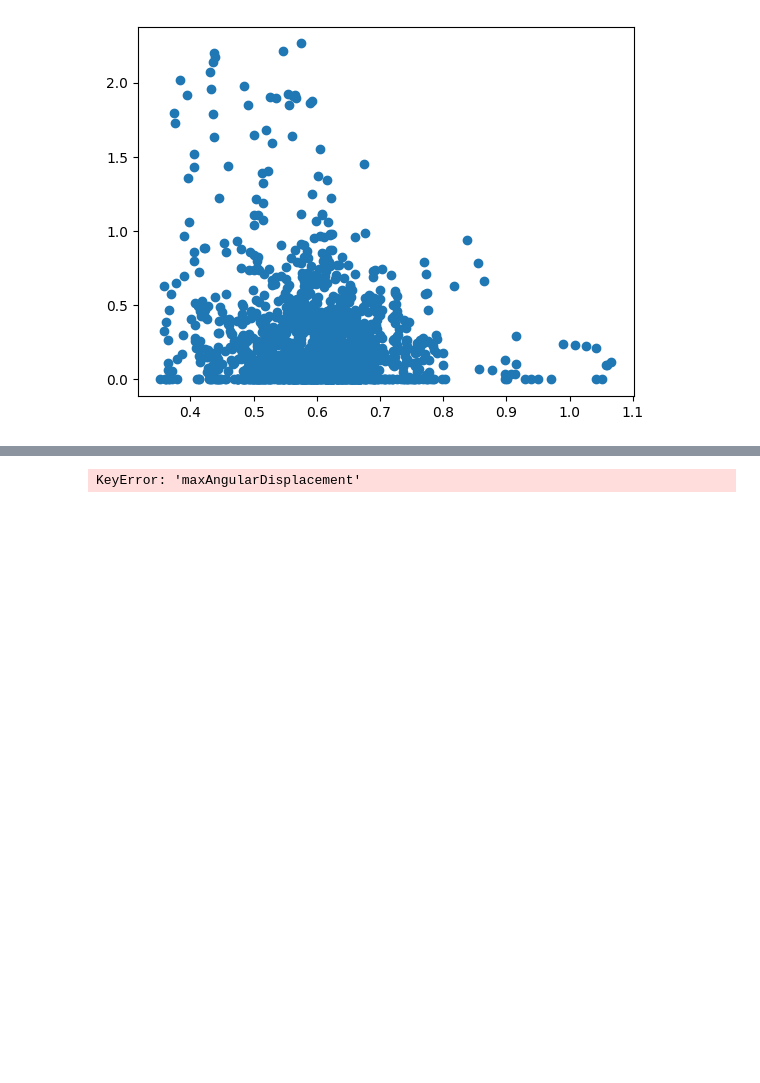
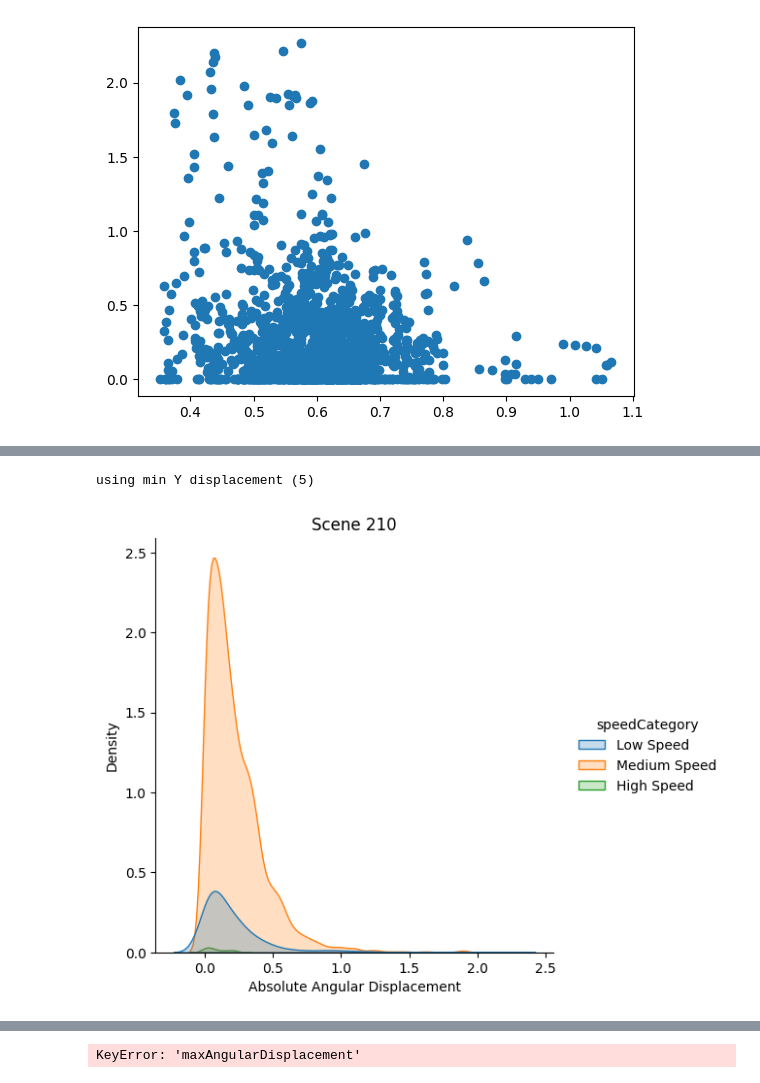
Before and after one commit to BUET-AV/behavior-hypotheses, a Jupyter notebook: src/notebooks/max-heading-diff.ipynb, the cells around one changed output, grey strips where cells are left out. Drawn from its saved outputs; the diff is of its cells as text; code cells hidden in the pictures; blank space fills up the shorter version.

```diff
--- a/src/notebooks/max-heading-diff.ipynb
+++ b/src/notebooks/max-heading-diff.ipynb
@@ -226,0 +359,9 @@ plt.scatter(angularStartingDf["speed"], angularStartingDf["relativeAngularDispla
+# %%
+# find the max angular displacement for each speed category
+def findMaxAngularDisplacement(df):
+    # get the max angular displacement
+    maxAngularDisplacement = df["relativeAngularDisplacement"].abs().max()
+    return maxAngularDisplacement
+
+maxAngularDisplacementDf = cleanPedDf.groupby('speedCategory').apply(findMaxAngularDisplacement)
+maxAngularDisplacementDf
@@ -226,0 +446,48 @@ plt.scatter(angularStartingDf["speed"], angularStartingDf["relativeAngularDispla
+# %%
+# write a function for getting the above plot for given sceneId
+def getAngularDisplacementDistribution(sceneId, date, fps, dataDir, minYDisplacement, maxXDisplacement):
+    pedDf = pd.read_csv(os.path.join(dataDir, f"{date}-fps-{fps}-scene-{sceneId}-pedestrians.csv"))
+    tracksMeta = pd.read_csv(os.path.join(dataDir, f"{date}-fps-{fps}-scene-{sceneId}-meta.csv"))
+    transformer = TrajectoryTransformer(colMapper)
+    cleaner = TrajectoryCleaner(
+        colMapper = colMapper,
+        minSpeed = 0.0, # we can consider them as obstacles
+        maxSpeed = 3.5,
+        minAcceleration = 0.0,
+        maxAcceleration = 2.0,
+        minYDisplacement = minYDisplacement,
+        maxXDisplacement = maxXDisplacement
+    )
+    transformer.deriveSpeed(pedDf)
+    transformer.deriveDisplacements(pedDf)
+    transformer.deriveAcceleration(pedDf)
+    cleanPedDf = cleaner.cleanByYDisplacement(pedDf, byIQR=False)
+
+    allPedIds = list(cleanPedDf["uniqueTrackId"].unique())
+    transformer.translateAllToLocalSource(cleanPedDf)
+
+    southIds = []
+    for pedId in allPedIds:
+        trackDf = cleanPedDf[cleanPedDf["uniqueTrackId"] == pedId]
+        trackMeta = tracksMeta[tracksMeta["uniqueTrackId"] == pedId].iloc[0]
+        # print(trackMeta['verticalDirection'])
+        if trackMeta['verticalDirection'] == "SOUTH":
+            southIds.append(pedId)
+            # print(trackMeta["uniqueTrackId"])
+            X, Y = transformer.rotate(trackDf)
+            cleanPedDf.loc[cleanPedDf["uniqueTrackId"] == pedId, 'localX'] = X
+            cleanPedDf.loc[cleanPedDf["uniqueTrackId"] == pedId, 'localY'] = Y
+    # len(cleanPedDf)
+
+    angularDisplacementDf = AngularDisplacementCalculator.addRelativeAngularDisplacement(cleanPedDf)
+    angularDisplacementDf['speedCategory'] = pd.cut(angularDisplacementDf['speed'], bins=[0, 0.5, 1.0, 10], labels=['Low Speed', 'Medium Speed', 'High Speed'])
+    sns.displot(angularDisplacementDf, x="absoluteAngularDisplacement", hue="speedCategory", kind="kde", fill=True)
+    plt.xlabel("Absolute Angular Displacement")
+    plt.ylabel("Density")
+    plt.title(f"Scene {sceneId}")
+    plt.show()
+
+getAngularDisplacementDistribution(210, "2023-05-04", 10, dataDir, 5, 6)
+# %% [output]
+using min Y displacement (5)
+[figure, added]
```
Also changed, not shown: parts of 21 cells of this notebook, 2 other files.
